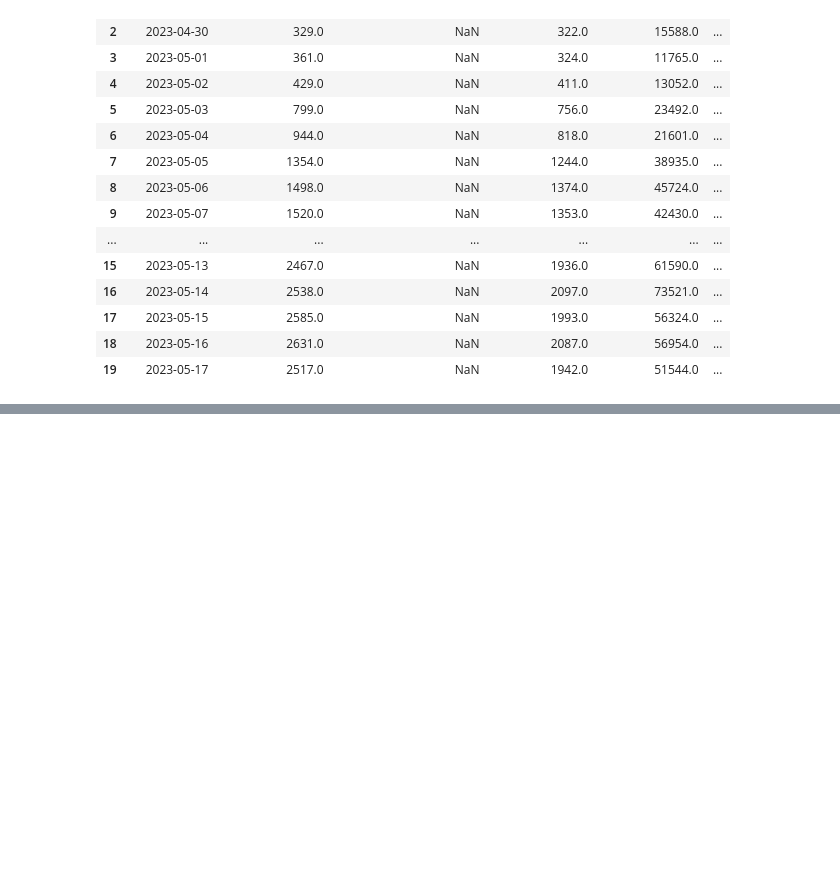
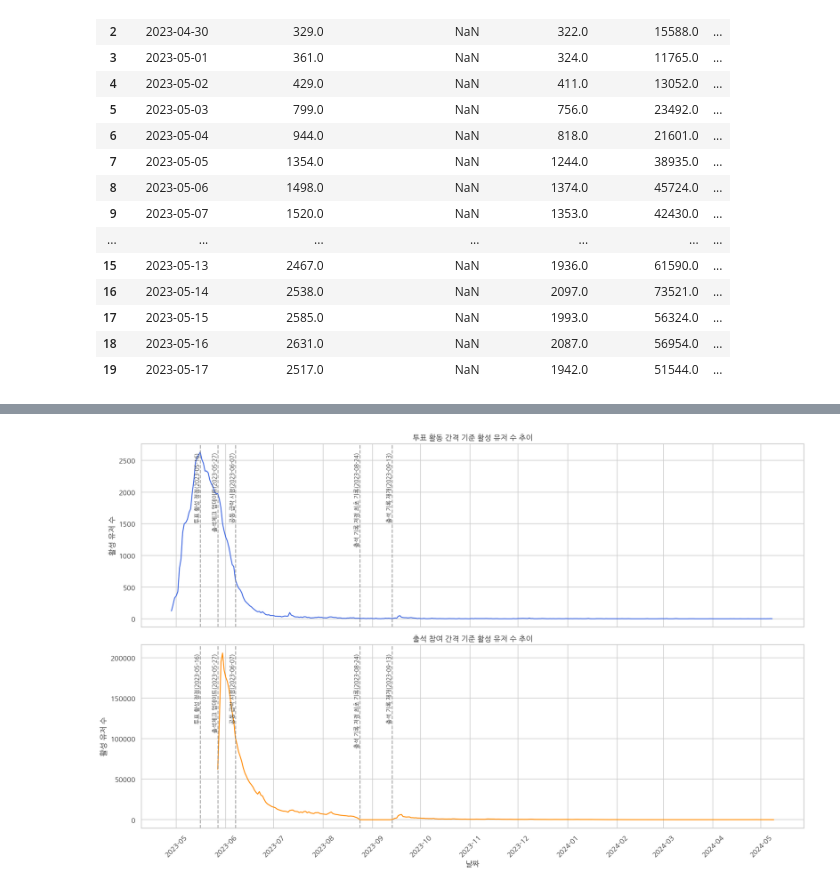
Before and after one commit to DA15-Lab/team3-ping-analytics, a Jupyter notebook: notebooks/Sooyong_analysis.ipynb, the cells around one changed output, grey strips where cells are left out. Drawn from its saved outputs; the diff is of its cells as text; code cells hidden in the pictures; blank space fills up the shorter version.

```diff
--- a/notebooks/Sooyong_analysis.ipynb
+++ b/notebooks/Sooyong_analysis.ipynb
@@ -2842,0 +2865,75 @@ plt.show()
+# %%
+important_dates = {
+    "투표 활성 정점(2023-05-16)": "2023-05-16",
+    "출석체크 업데이트(2023-05-27)": "2023-05-27",
+    "공동 급락 시점(2023-06-07)": "2023-06-07",
+    "출석 기록 저점 최초 기록(2023-08-24)": "2023-08-24",
+    "출석 기록 재개(2023-09-13)": "2023-09-13",
+}
+
+fig, axes = plt.subplots(
+    2, 1,
+    figsize=(16, 10),
+    sharex=True
+)
+
+chart_info = [
+    (
+        "vote_active_users",
+        "투표 활동 간격 기준 활성 유저 수 추이",
+        "royalblue",
+    ),
+    (
+        "attendance_active_users",
+        "출석 참여 간격 기준 활성 유저 수 추이",
+        "darkorange",
+    ),
+]
+
+for ax, (metric, title, color) in zip(axes, chart_info):
+
+    sns.lineplot(
+        data=activity_trend_daily,
+        x="analysis_date",
+        y=metric,
+        ax=ax,
+        color=color,
+    )
+
+    for label, date in important_dates.items():
+        date = pd.Timestamp(date)
+
+        ax.axvline(
+            date,
+            color="gray",
+            linestyle="--",
+            alpha=0.7,
+        )
+
+        ax.text(
+            date,
+            ax.get_ylim()[1] * 0.95,
+            label,
+            rotation=90,
+            va="top",
+            ha="right",
+            fontsize=9,
+        )
+
+    ax.set_title(title)
+    ax.set_ylabel("활성 유저 수")
+
+axes[1].set_xlabel("날짜")
+
+axes[1].xaxis.set_major_locator(
+    mdates.MonthLocator(interval=1)
+)
+axes[1].xaxis.set_major_formatter(
+    mdates.DateFormatter("%Y-%m")
+)
+
+plt.xticks(rotation=45)
+plt.tight_layout()
+plt.show()
+# %% [output]
+[figure, added]
```
Also changed, not shown: parts of 142 cells of this notebook, 1 other file.
